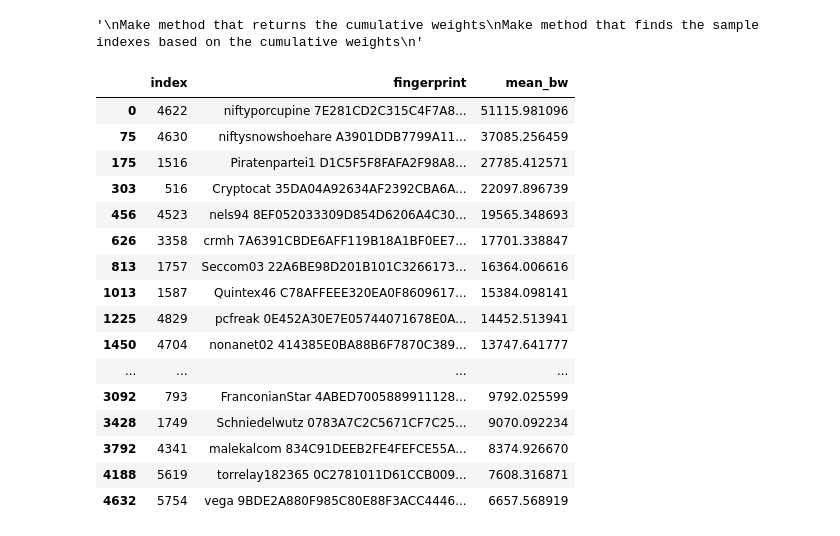
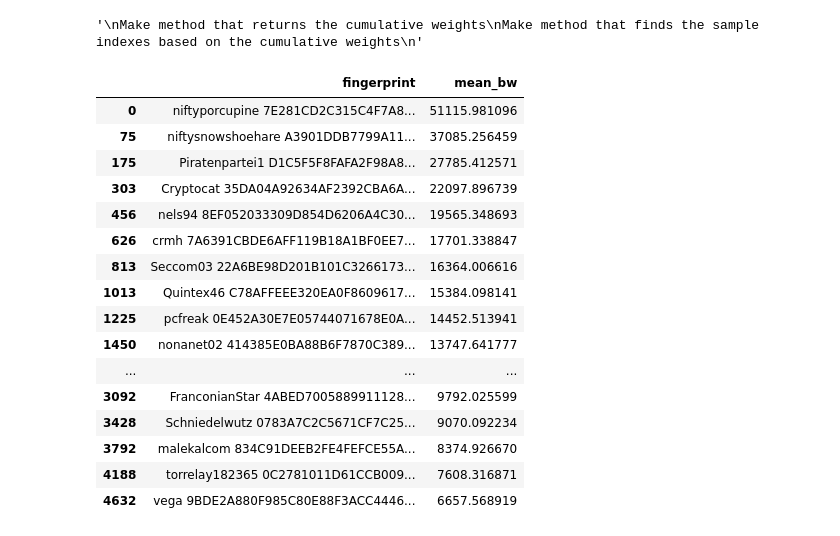
Before and after one commit to axo318/tor-masters-project, a Jupyter notebook: bw_research/choosing_n_relays.ipynb, the cells around one changed output. Drawn from its saved outputs; the diff is of its cells as text; code cells hidden in the pictures.

```diff
--- a/bw_research/choosing_n_relays.ipynb
+++ b/bw_research/choosing_n_relays.ipynb
@@ -170,24 +170,24 @@ Make method that finds the sample indexes based on the cumulative weights
 '\nMake method that returns the cumulative weights\nMake method that finds the sample indexes based on the cumulative weights\n'
 # %%
 final_samples = [0] + samples
-df.loc[final_samples]
+df.loc[final_samples].drop('index', axis=1)
 # %% [output]
-|  | index | fingerprint | mean_bw |
-| 0 | 4622 | niftyporcupine 7E281CD2C315C4F7A8... | 51115.981096 |
-| 75 | 4630 | niftysnowshoehare A3901DDB7799A11... | 37085.256459 |
-| 175 | 1516 | Piratenpartei1 D1C5F5F8FAFA2F98A8... | 27785.412571 |
-| 303 | 516 | Cryptocat 35DA04A92634AF2392CBA6A... | 22097.896739 |
-| 456 | 4523 | nels94 8EF052033309D854D6206A4C30... | 19565.348693 |
-| 626 | 3358 | crmh 7A6391CBDE6AFF119B18A1BF0EE7... | 17701.338847 |
-| 813 | 1757 | Seccom03 22A6BE98D201B101C3266173... | 16364.006616 |
-| 1013 | 1587 | Quintex46 C78AFFEEE320EA0F8609617... | 15384.098141 |
-| 1225 | 4829 | pcfreak 0E452A30E7E05744071678E0A... | 14452.513941 |
-| 1450 | 4704 | nonanet02 414385E0BA88B6F7870C389... | 13747.641777 |
-| ... | ... | ... | ... |
-| 3092 | 793 | FranconianStar 4ABED7005889911128... | 9792.025599 |
-| 3428 | 1749 | Schniedelwutz 0783A7C2C5671CF7C25... | 9070.092234 |
-| 3792 | 4341 | malekalcom 834C91DEEB2FE4FEFCE55A... | 8374.926670 |
-| 4188 | 5619 | torrelay182365 0C2781011D61CCB009... | 7608.316871 |
-| 4632 | 5754 | vega 9BDE2A880F985C80E88F3ACC4446... | 6657.568919 |
+|  | fingerprint | mean_bw |
+| 0 | niftyporcupine 7E281CD2C315C4F7A8... | 51115.981096 |
+| 75 | niftysnowshoehare A3901DDB7799A11... | 37085.256459 |
+| 175 | Piratenpartei1 D1C5F5F8FAFA2F98A8... | 27785.412571 |
+| 303 | Cryptocat 35DA04A92634AF2392CBA6A... | 22097.896739 |
+| 456 | nels94 8EF052033309D854D6206A4C30... | 19565.348693 |
+| 626 | crmh 7A6391CBDE6AFF119B18A1BF0EE7... | 17701.338847 |
+| 813 | Seccom03 22A6BE98D201B101C3266173... | 16364.006616 |
+| 1013 | Quintex46 C78AFFEEE320EA0F8609617... | 15384.098141 |
+| 1225 | pcfreak 0E452A30E7E05744071678E0A... | 14452.513941 |
+| 1450 | nonanet02 414385E0BA88B6F7870C389... | 13747.641777 |
+| ... | ... | ... |
+| 3092 | FranconianStar 4ABED7005889911128... | 9792.025599 |
+| 3428 | Schniedelwutz 0783A7C2C5671CF7C25... | 9070.092234 |
+| 3792 | malekalcom 834C91DEEB2FE4FEFCE55A... | 8374.926670 |
+| 4188 | torrelay182365 0C2781011D61CCB009... | 7608.316871 |
+| 4632 | vega 9BDE2A880F985C80E88F3ACC4446... | 6657.568919 |
 # %%
 # Write selected relays to csv
```
Also changed, not shown: parts of 1 cell of this notebook, 5 other files.
